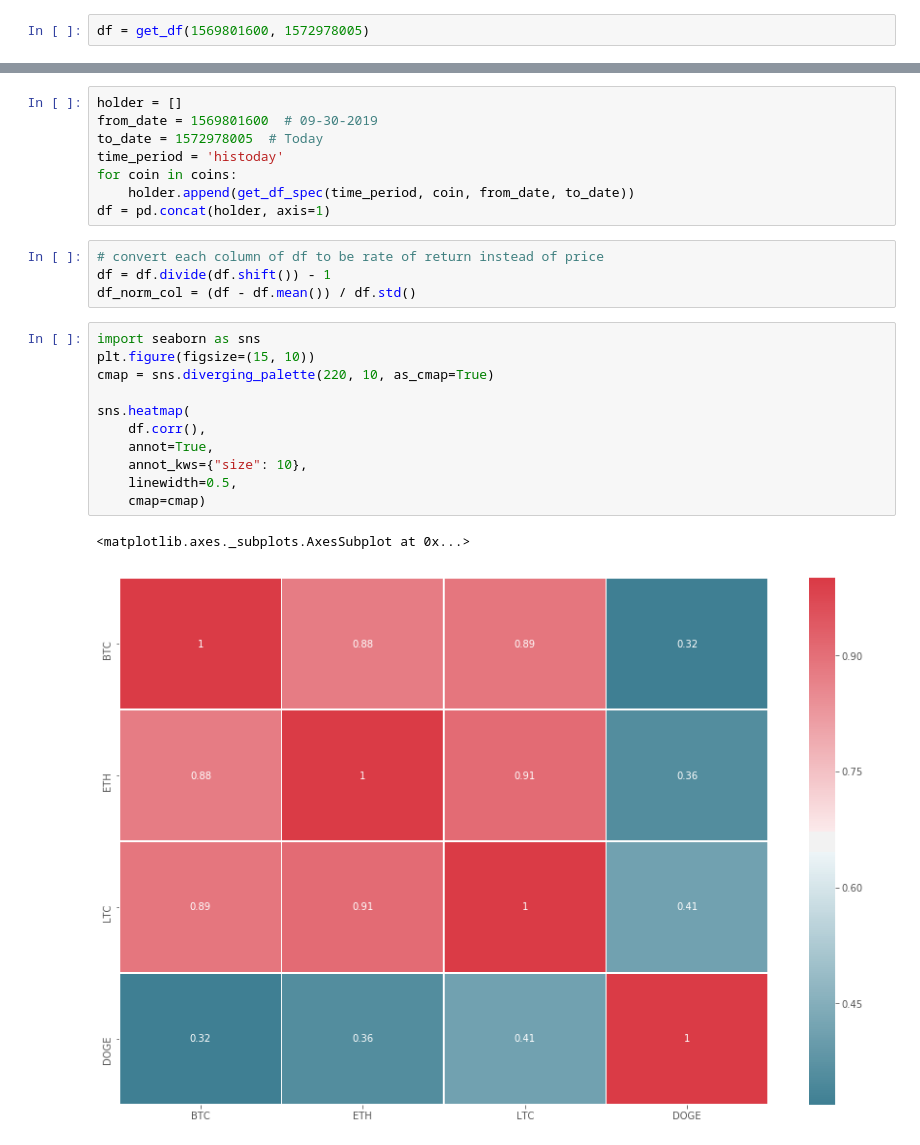
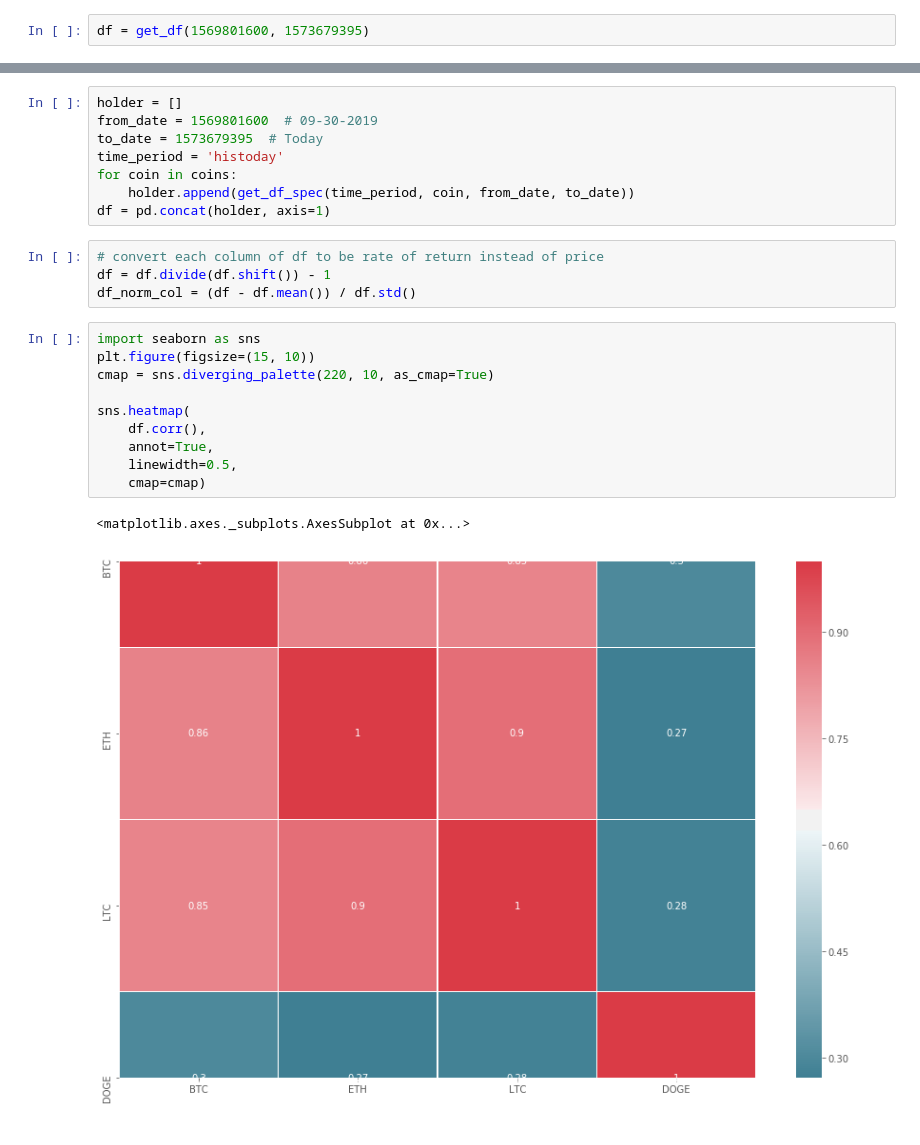
Before and after one commit to hilljtm/sfund, a Jupyter notebook: CryptoOHLC-oct.ipynb, the cells around one changed output, grey strips where cells are left out. Saved outputs shown, nothing was run; the diff lists cells and outputs as text.

Commit message:
now heatmap not being displayed correctly, big F in the chat boys

```diff
--- a/CryptoOHLC-oct.ipynb
+++ b/CryptoOHLC-oct.ipynb
@@ -49,7 +49,7 @@ def get_df(from_date, to_date):
         df.sort_index(ascending=False, inplace=True)
         return df
 # %%
-df = get_df(1569801600, 1572978005)
+df = get_df(1569801600, 1573679395)
 # %%
 fig, ax = plt.subplots(figsize=(20, 10))
 ax.plot(df[['low', 'close', 'high']])
@@ -92,7 +92,7 @@ coins = ['BTC', 'ETH', 'LTC', 'DOGE']
 # %%
 holder = []
 from_date = 1569801600  # 09-30-2019
-to_date = 1572978005  # Today
+to_date = 1573679395  # Today
 time_period = 'histoday'
 for coin in coins:
     holder.append(get_df_spec(time_period, coin, from_date, to_date))
@@ -104,17 +104,16 @@ df_norm_col = (df - df.mean()) / df.std()
 # %%
 import seaborn as sns
 plt.figure(figsize=(15, 10))
 cmap = sns.diverging_palette(220, 10, as_cmap=True)
 
 sns.heatmap(
     df.corr(),
     annot=True,
-    annot_kws={"size": 10},
     linewidth=0.5,
     cmap=cmap)
 # %% [output]
 <matplotlib.axes._subplots.AxesSubplot at 0x...>
-[figure, old version]
+[figure, new version]
 # %%
 import matplotlib.pyplot as plt
 import seaborn as sns
```
Also changed, not shown: parts of 3 cells of this notebook.
